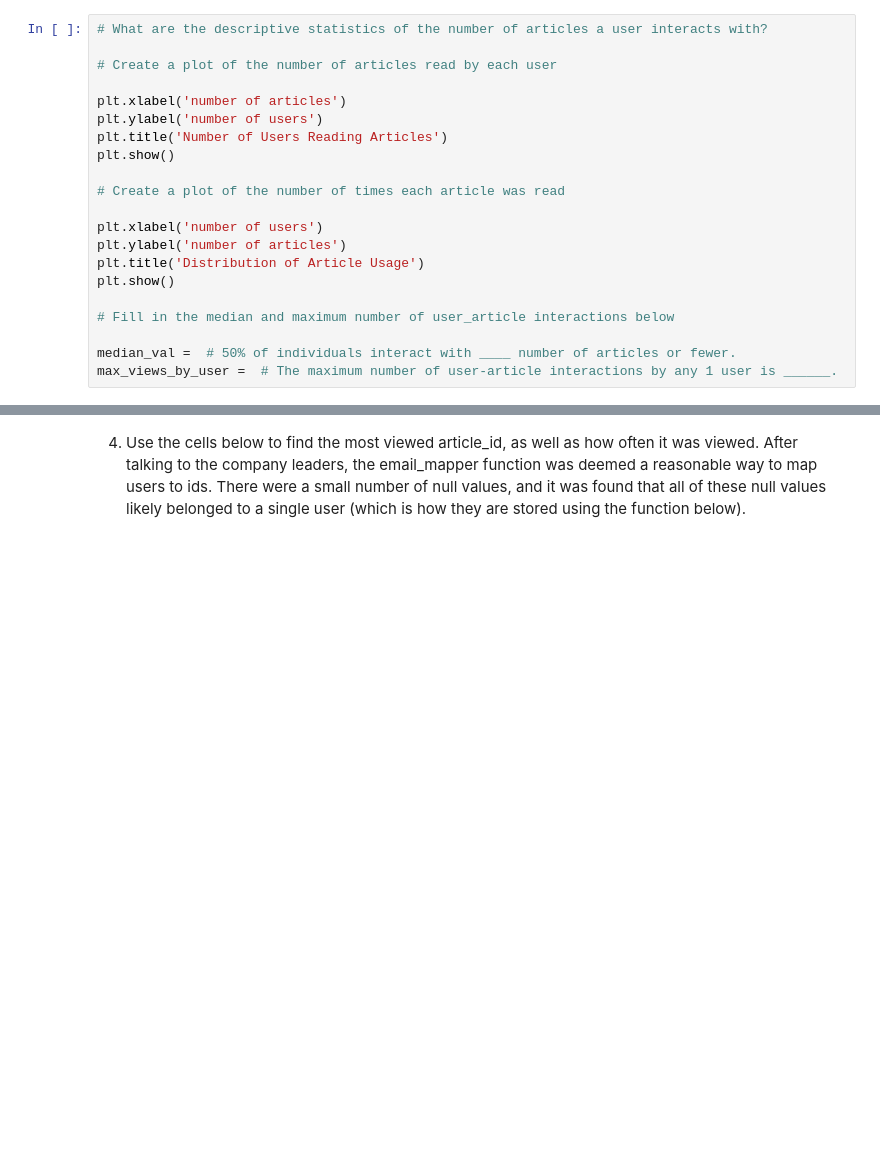
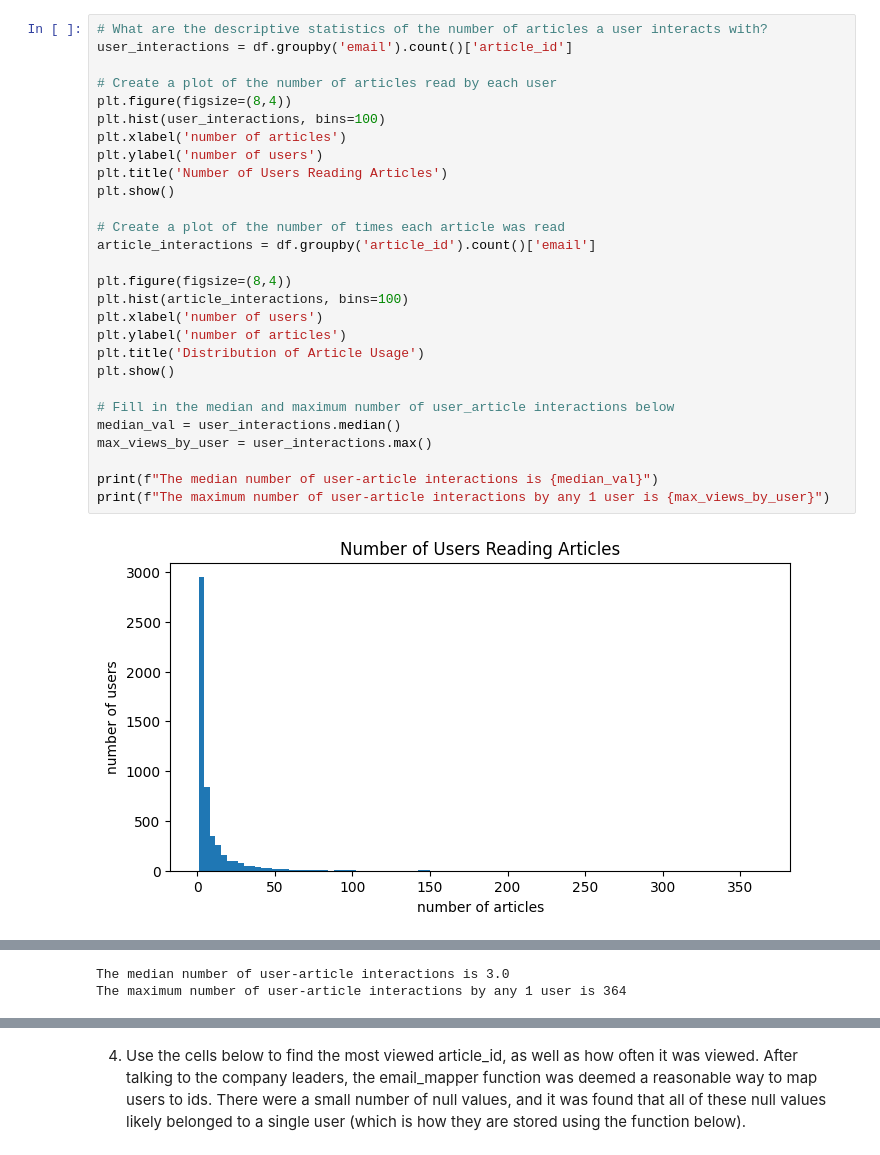
Before and after one commit to adamskirees/UDACITY-DS---Unsupervised-ML-Recommendations, a Jupyter notebook: IBM_recommendations.ipynb, the cells around one changed output, grey strips where cells are left out. Saved outputs shown, nothing was run; the diff lists cells and outputs as text; blank space fills up the shorter version.

```diff
--- a/IBM_recommendations.ipynb
+++ b/IBM_recommendations.ipynb
@@ -29,21 +87,30 @@ df[df.email.isna()]
 # %%
 # What are the descriptive statistics of the number of articles a user interacts with?
+user_interactions = df.groupby('email').count()['article_id']
 
 # Create a plot of the number of articles read by each user
-
+plt.figure(figsize=(8,4))
+plt.hist(user_interactions, bins=100)
 plt.xlabel('number of articles')
 plt.ylabel('number of users')
 plt.title('Number of Users Reading Articles')
 plt.show()
 
 # Create a plot of the number of times each article was read
+article_interactions = df.groupby('article_id').count()['email']
 
+plt.figure(figsize=(8,4))
+plt.hist(article_interactions, bins=100)
 plt.xlabel('number of users')
 plt.ylabel('number of articles')
 plt.title('Distribution of Article Usage')
 plt.show()
 
 # Fill in the median and maximum number of user_article interactions below
+median_val = user_interactions.median()
+max_views_by_user = user_interactions.max()
 
-median_val =  # 50% of individuals interact with ____ number of articles or fewer.
-max_views_by_user =  # The maximum number of user-article interactions by any 1 user is ______.
+print(f"The median number of user-article interactions is {median_val}")
+print(f"The maximum number of user-article interactions by any 1 user is {max_views_by_user}")
+# %% [output]
+[figure, added]
@@ -50 +118,3 @@ max_views_by_user =  # The maximum number of user-article interactions by any 1
+The median number of user-article interactions is 3.0
+The maximum number of user-article interactions by any 1 user is 364
 # %%
```
Also changed, not shown: parts of 18 cells of this notebook, 2 other files.
